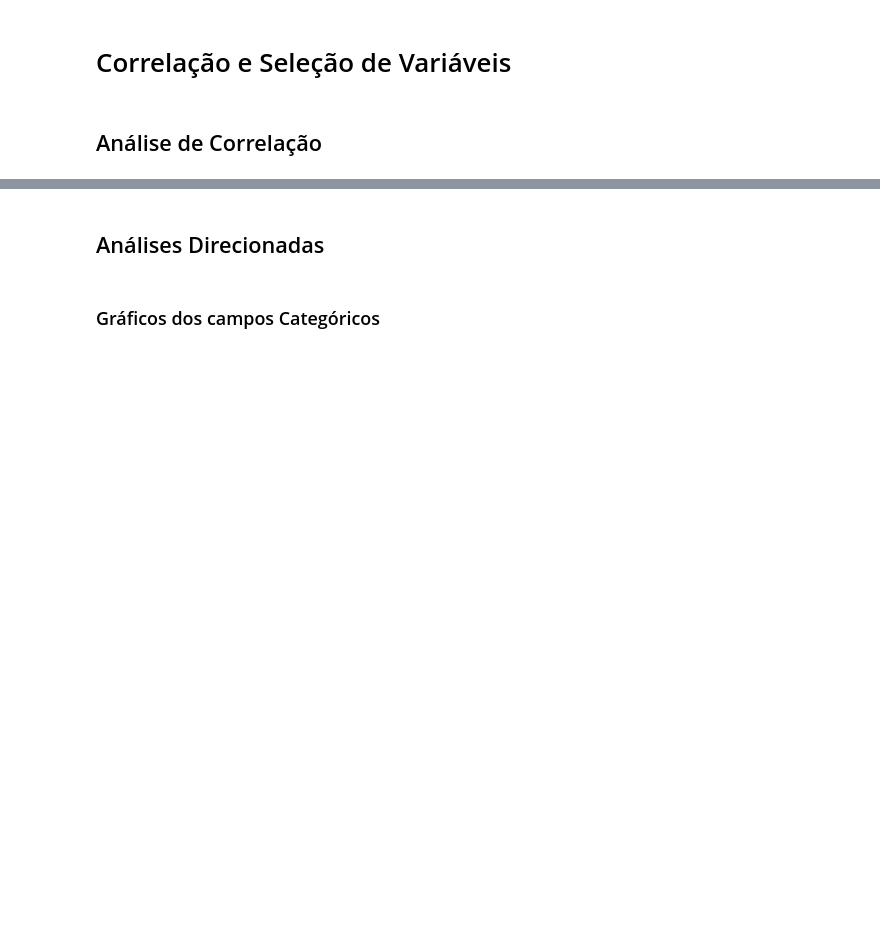
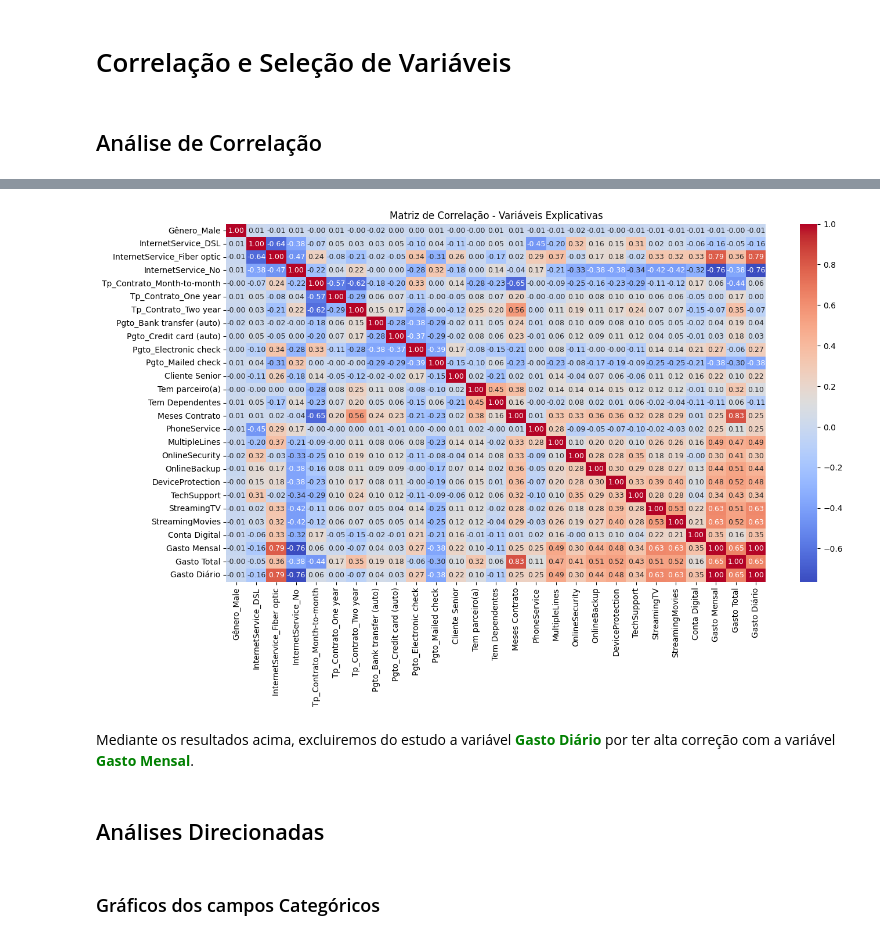
Before and after one commit to Ronaldo-Pardini/TelecomX_parte2, a Jupyter notebook: TelecomX_parte2.ipynb, the cells around one changed output, grey strips where cells are left out. Cells and saved outputs as stored; diff of their text form; code cells hidden in the pictures; blank space fills up the shorter version.

```diff
--- a/TelecomX_parte2.ipynb
+++ b/TelecomX_parte2.ipynb
@@ -338,0 +238,45 @@ Styler.applymap has been deprecated. Use Styler.map instead.
+# %%
+# Análise da correlação entre Variáveis explicativas
+corr = dados_tratados.drop('Churn', axis=1).corr(method='pearson')
+
+# Aplicando nomes mais amigáveis as colunas para faciliar a leitura do gráfico
+corr_colunas = ['Gênero_Male',
+ 'InternetService_DSL',
+ 'InternetService_Fiber optic',
+ 'InternetService_No',
+ 'Tp_Contrato_Month-to-month',
+ 'Tp_Contrato_One year',
+ 'Tp_Contrato_Two year',
+ 'Pgto_Bank transfer (auto)',
+ 'Pgto_Credit card (auto)',
+ 'Pgto_Electronic check',
+ 'Pgto_Mailed check',
+ 'Cliente Senior',
+ 'Tem parceiro(a)',
+ 'Tem Dependentes',
+ 'Meses Contrato',
+ 'PhoneService',
+ 'MultipleLines',
+ 'OnlineSecurity',
+ 'OnlineBackup',
+ 'DeviceProtection',
+ 'TechSupport',
+ 'StreamingTV',
+ 'StreamingMovies',
+ 'Conta Digital',
+ 'Gasto Mensal',
+ 'Gasto Total',
+ 'Gasto Diário']
+
+corr.index = corr_colunas
+corr.columns = corr_colunas
+
+# Visualizar em formato heatmap
+plt.figure(figsize=(15,8))
+sns.heatmap(corr, annot=True, cmap="coolwarm", fmt=".2f", annot_kws={"size": 9} )
+plt.title("Matriz de Correlação - Variáveis Explicativas")
+plt.show()
+# %% [output]
+[figure, added]
+# %% [markdown]
+Mediante os resultados acima, excluiremos do estudo a variável <font color=green>**Gasto Diário**</font> por ter alta correção com a variável <font color=green>**Gasto Mensal**</font>.
```
Also changed, not shown: parts of 54 cells of this notebook, 3 other files.
